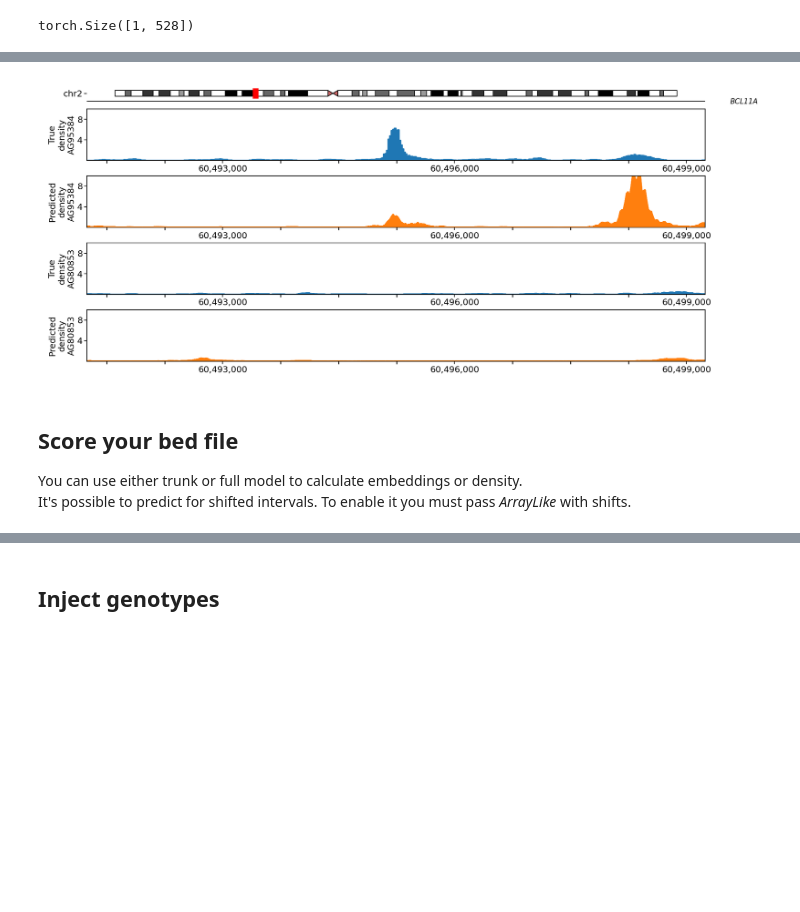
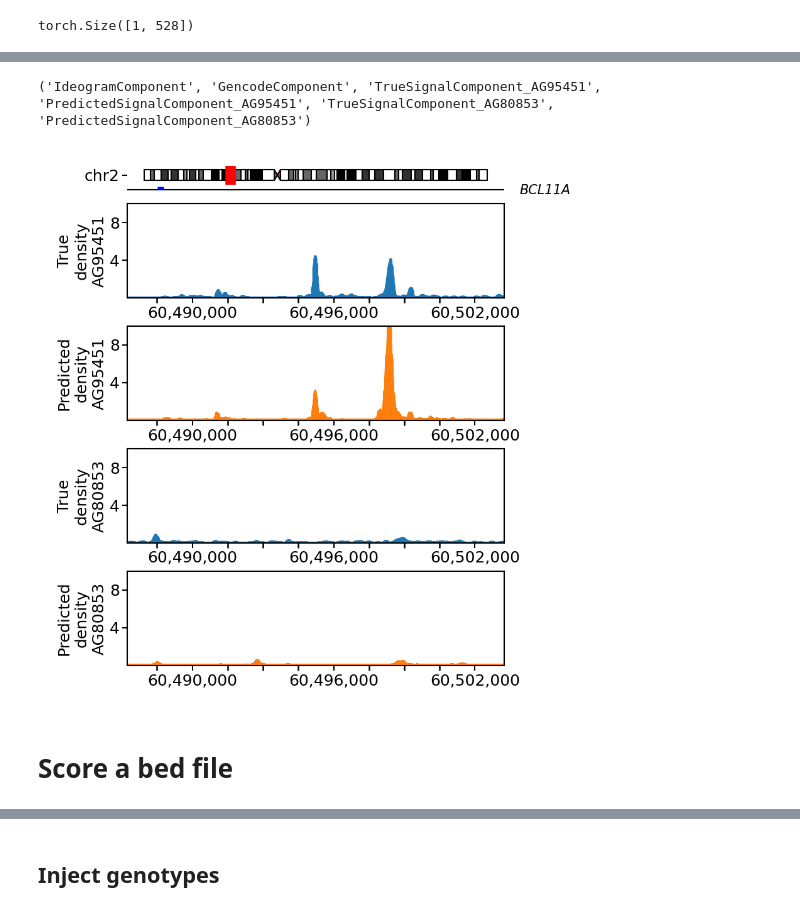
Before and after one commit to vierstralab/vinson, a Jupyter notebook: tutorials/2.Predict_density.ipynb, the cells around one changed output, grey strips where cells are left out. Saved outputs shown, nothing was run; the diff lists cells and outputs as text; code cells hidden in the pictures; blank space fills up the shorter version.

Commit message:
Updated predict density tutorial

```diff
--- a/tutorials/2.Predict_density.ipynb
+++ b/tutorials/2.Predict_density.ipynb
@@ -157,15 +225,3 @@ anndata = read_zarr_backed(zarr_anndata_path)
 # %%
-## set up model
-model_config = read_configs(config_path)
-model_predict = dhs_model_from_config(model_config, checkpoint_path).to(device)
-model_wrapper = ModelWrapper(model_predict).eval()
-
-## choose intervals and samples to draw for
-intervals = [GenomicInterval.from_ucsc('chr2:60495243-60495243').center]
-chosen_samples = ['AG95384', 'AG80853']
-
-## load true profile
-base_path = 'https://regulome.altius.org/data/per_sample/'
-online_track_path = [
-    base_path+ s + '/' + s + '.normalized_density.bw'
-    for s in chosen_samples]
+## wrapper with methods to calculate attribution scores
+model_wrapper = ModelWrapper(model).eval()
@@ -232,0 +292,3 @@ Argument 'step' used by: PredictedSignalComponent_AG95384, PredictedSignalCompon
+# %%
+interval = GenomicInterval.from_ucsc('chr2:60495243-60495244').widen(8_000)
+interval
@@ -248,20 +311,28 @@ for reg in intervals:
 # %%
-for plotter_data in plotter_data_bundle:
-    axes = interval_plotter.plot_interval(plotter_data, fig_width=6)
+axes = interval_plotter.plot_interval(plotter_data, fig_width=2) # collections.namedtuple
+print(axes._fields)
+for idx, ax in enumerate(axes[2:]):
+    ax.set_ylim(0,10)
+    sample_idx = idx//2
 
-    for idx, ax in enumerate(axes[2:]):
-        ax.set_ylim(0,10)
-        sample_idx = idx//2
+    if idx %2 == 0:
+        ax.set_ylabel(f'True\ndensity\n{chosen_samples[sample_idx]}')
+    else:
+        ax.set_ylabel(f'Predicted\ndensity\n{chosen_samples[sample_idx]}')
 
-        if idx %2 == 0:
-            ax.set_ylabel(f'True\ndensity\n{chosen_samples[sample_idx]}')
-        else:
-            ax.set_ylabel(f'Predicted\ndensity\n{chosen_samples[sample_idx]}')
+# interval_plotter.plot_connector(
+#     axes,
+#     interval=interval.zoom(7),
+#     lw=0,
+#     type='area',
+#     extend_to_bottom=True,
+#     extend_to_top=True,
+#     alpha=0.3
+# )
 
 plt.show()
 # %% [output]
+('IdeogramComponent', 'GencodeComponent', 'TrueSignalComponent_AG95451', 'PredictedSignalComponent_AG95451', 'TrueSignalComponent_AG80853', 'PredictedSignalComponent_AG80853')
-[figure, old version]
+[figure, new version]
 # %% [markdown]
-## Score your bed file
-You can use either trunk or full model to calculate embeddings or density. <br>
-It's possible to predict for shifted intervals. To enable it you must pass *ArrayLike* with shifts.
+# Score a bed file
```
Also changed, not shown: parts of 62 cells of this notebook.
